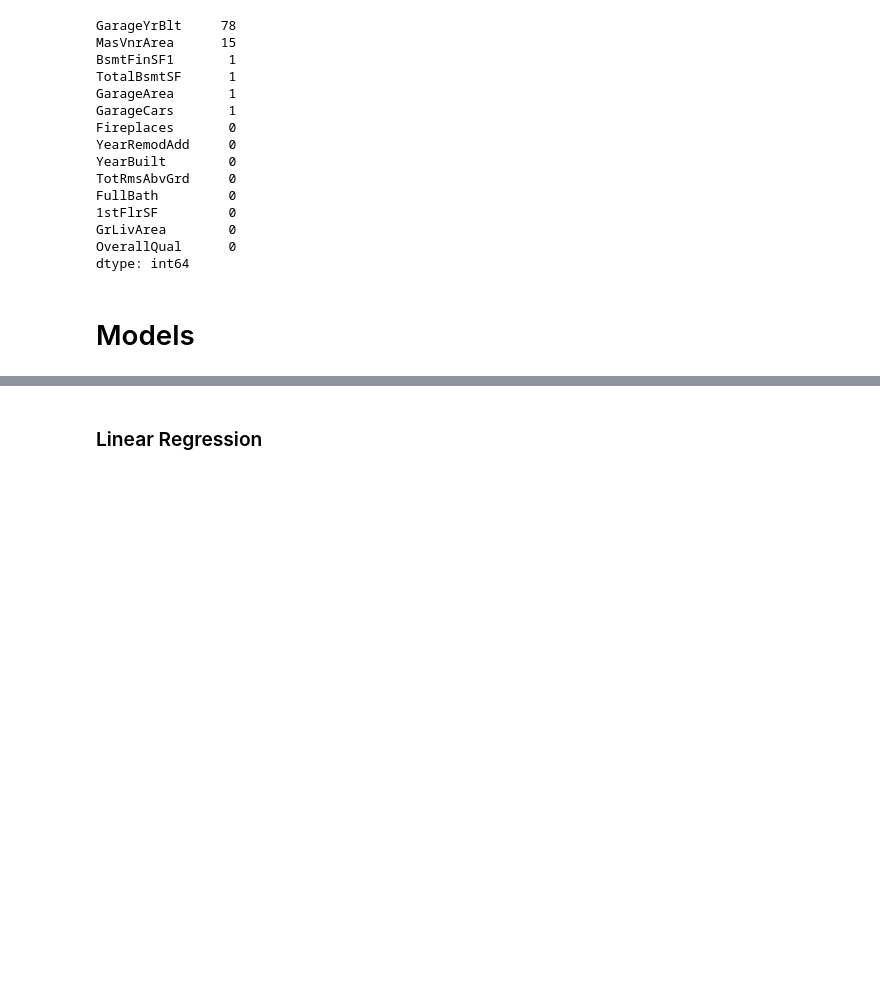
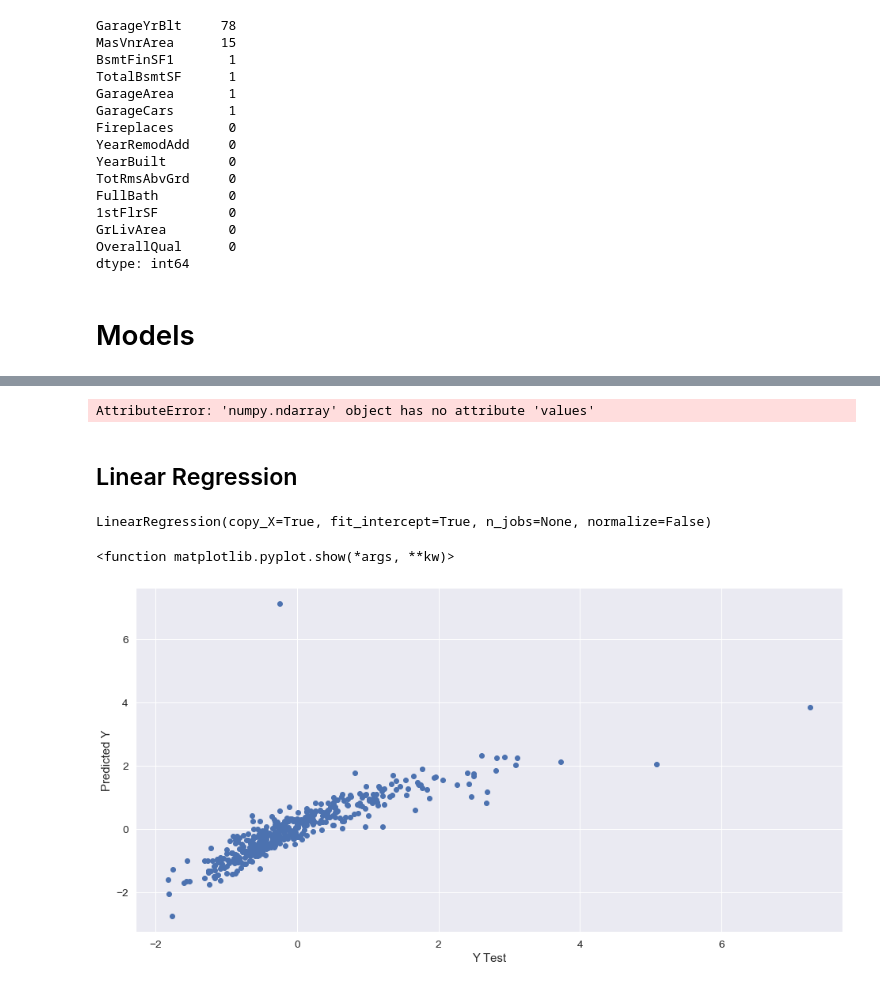
Before and after one commit to ayuzva/car-pricing-kaggle, a Jupyter notebook: house-price-kaggle.ipynb, the cells around one changed output, grey strips where cells are left out. Drawn from its saved outputs; the diff is of its cells as text; code cells hidden in the pictures; blank space fills up the shorter version.

Commit message:
Completed linear and DT regression and fixed unscaled error metrics

```diff
--- a/house-price-kaggle.ipynb
+++ b/house-price-kaggle.ipynb
@@ -398,2 +405,51 @@ test_data['TotalBsmtSF'] = test_data['TotalBsmtSF'].fillna(test_data['TotalBsmtS
+# %%
+#changing dimensions, -1 rows infers length from input array, end result is numpy array
+y_train=y_train.values.reshape(-1,1)
+y_test=y_test.values.reshape(-1,1)
+
+#removes mean and scales unit variance, end result is Gaussian distribution
+from sklearn.preprocessing import StandardScaler
+
+#scaling the X distribution
+sc_x=StandardScaler()
+
+x_train=sc_x.fit_transform(x_train)
+x_test=sc_x.fit_transform(x_test)
+
+#scaling the Y distribution
+sc_y=StandardScaler()
+
+y_train=sc_y.fit_transform(y_train)
+y_test_mean=y_test.mean()
+y_test_sd=y_test.std()
+print(f'Before scaling Y mean: {y_test_mean},SD: {y_test_sd}')
+
+y_test=sc_y.fit_transform(y_test)
+y_test_mean_after=y_test.mean()
+y_test_sd_after=y_test.std()
+print(f'After scaling Y mean: {y_test_mean_after},SD: {y_test_sd_after}')
+# %% [output]
+AttributeError: 'numpy.ndarray' object has no attribute 'values'
 # %% [markdown]
-### Linear Regression
+## Linear Regression
+# %%
+from sklearn.linear_model import LinearRegression
+lm=LinearRegression()
+# %%
+lm.fit(x_train,y_train)
+print(lm)
+# %% [output]
+LinearRegression(copy_X=True, fit_intercept=True, n_jobs=None, normalize=False)
+# %%
+predictions=lm.predict(x_test)
+predictions=predictions.reshape(-1,1)
+# %%
+plt.figure(figsize=(16,8))
+#plot y_test on x and predictions on y
+plt.scatter(y_test,predictions)
+plt.xlabel('Y Test')
+plt.ylabel('Predicted Y')
+plt.show
+# %% [output]
+<function matplotlib.pyplot.show(*args, **kw)>
+[figure, added]
```
Also changed, not shown: parts of 21 cells of this notebook.
